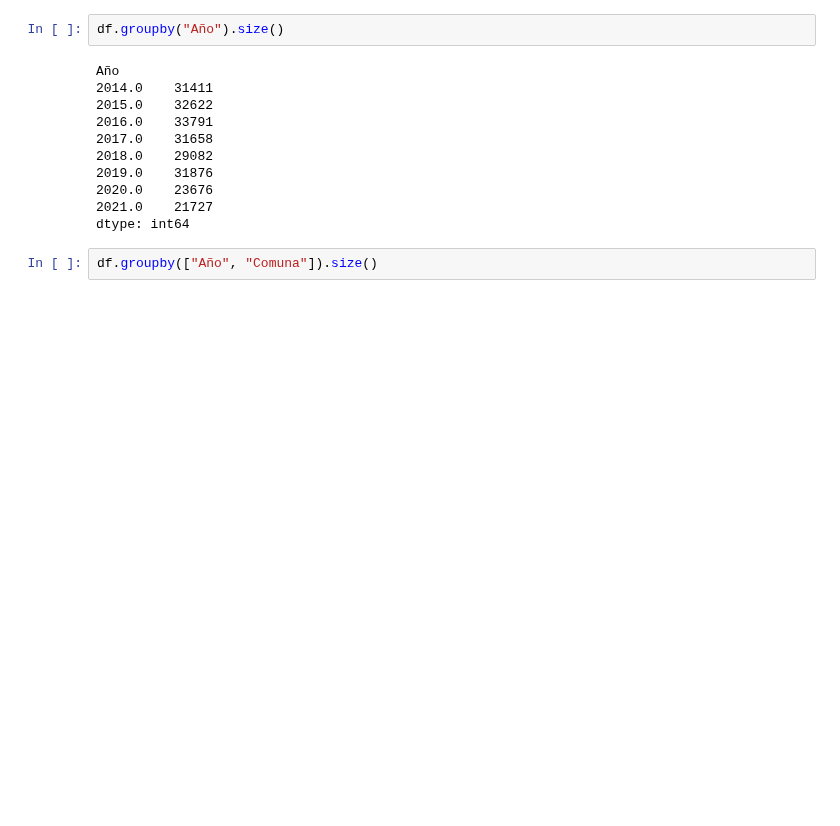
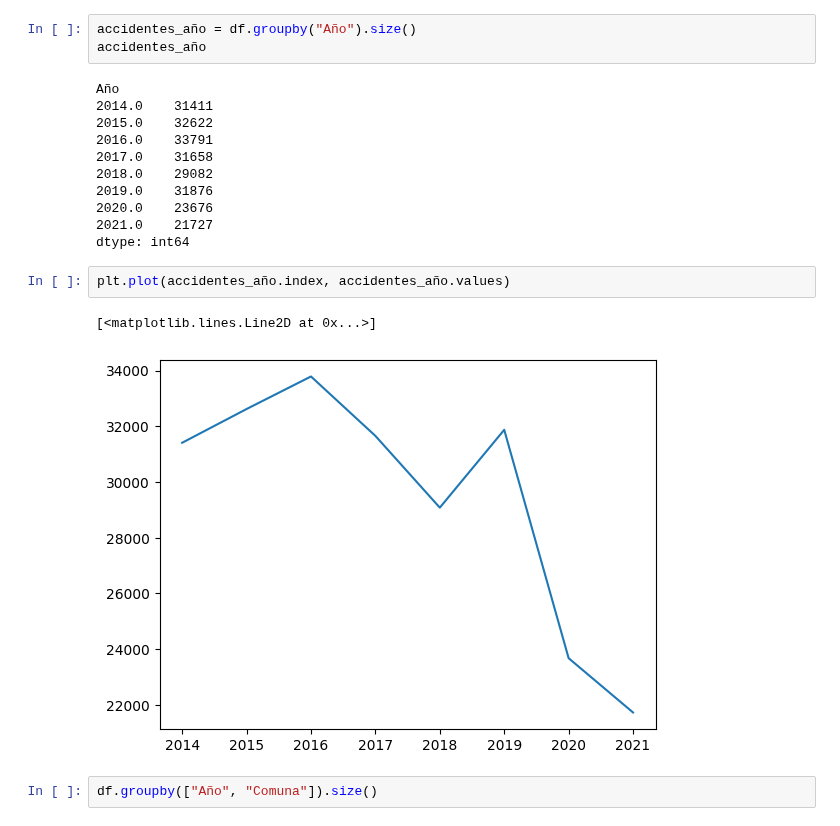
Before and after one commit to mteoraso/ML_Practice, a Jupyter notebook: EDA_accidentes_viales_medellin.ipynb, the cells around one changed output. Drawn from its saved outputs; the diff is of its cells as text; blank space fills up the shorter version.

```diff
--- a/EDA_accidentes_viales_medellin.ipynb
+++ b/EDA_accidentes_viales_medellin.ipynb
@@ -53,7 +59,8 @@ Sin Inf      2223
 Sin inf       254
 dtype: int64
 # %%
-df.groupby("Año").size()
+accidentes_año = df.groupby("Año").size()
+accidentes_año
 # %% [output]
 Año
 2014.0    31411
@@ -65,6 +72,11 @@ Año
 2020.0    23676
 2021.0    21727
 dtype: int64
+# %%
+plt.plot(accidentes_año.index, accidentes_año.values)
+# %% [output]
+[<matplotlib.lines.Line2D at 0x...>]
+[figure, added]
 # %%
 df.groupby(["Año", "Comuna"]).size()
 # %% [output]
```
Also changed, not shown: parts of 4 cells of this notebook.
